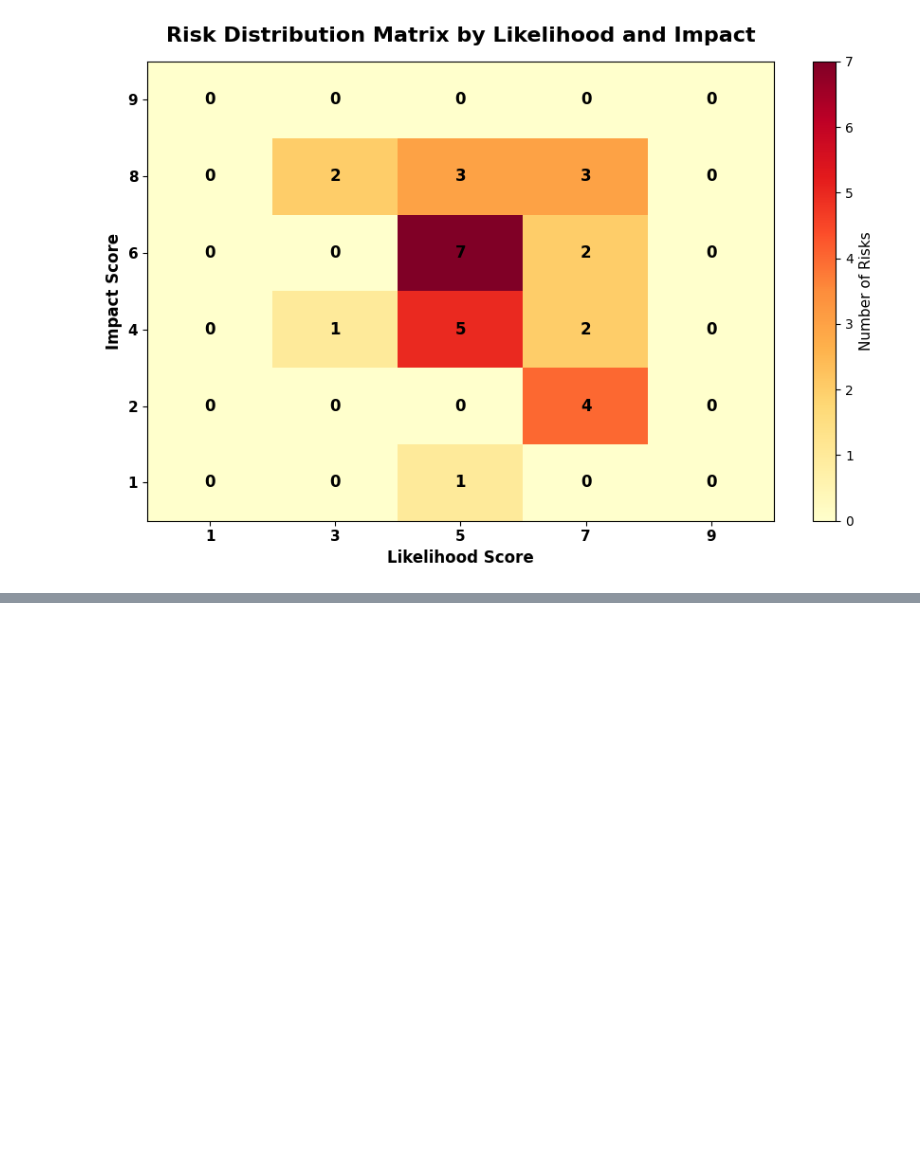
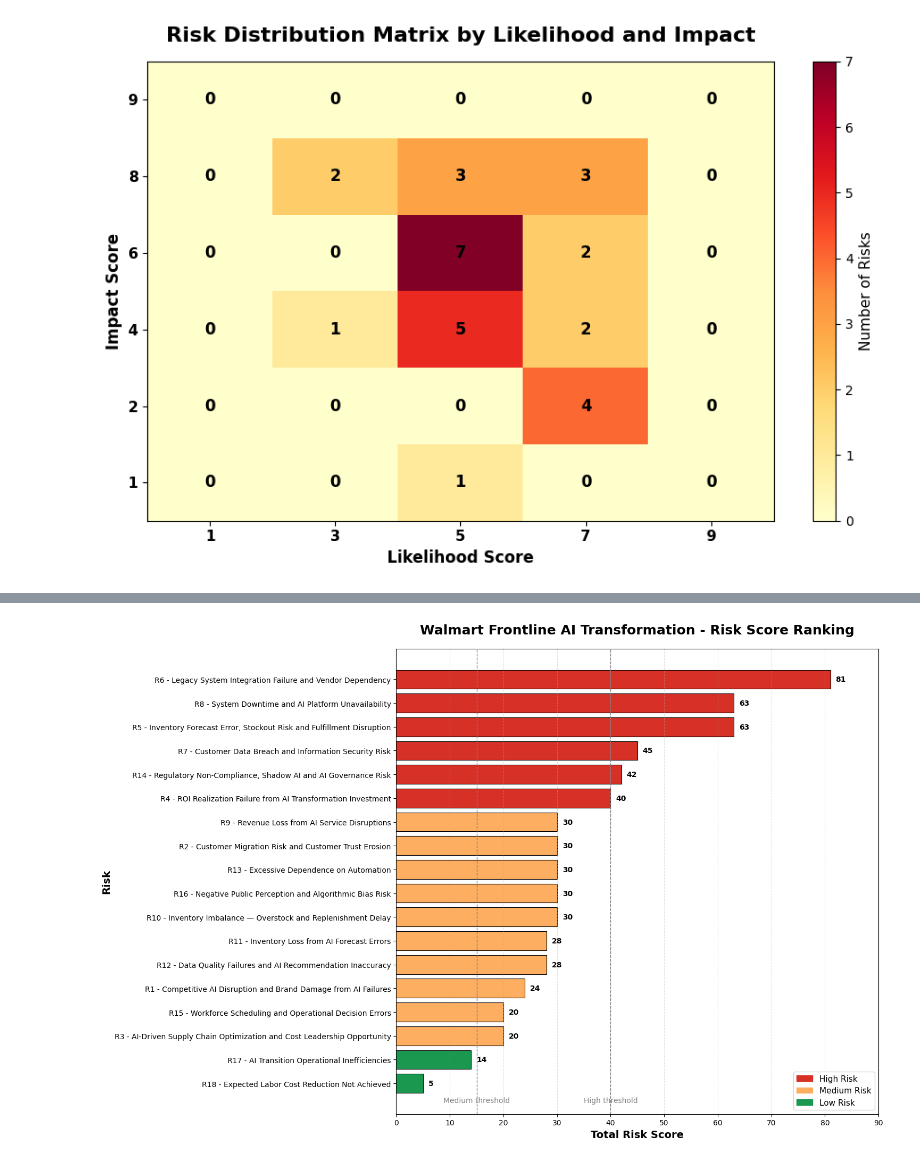
Before and after one commit to Isaac-ideho/ALY-6130-GROUP-9, a Jupyter notebook: Heatmap code.ipynb, the cells around one changed output, grey strips where cells are left out. Cells and saved outputs as stored; diff of their text form; code cells hidden in the pictures; blank space fills up the shorter version.

```diff
--- a/Heatmap code.ipynb
+++ b/Heatmap code.ipynb
@@ -340,0 +482,78 @@ plt.show()
+# %%
+# ==========================
+# Risk Score Ranking
+# ==========================
+
+def classify_risk(score):
+    if score >= 40:
+        return "High Risk"
+    elif score >= 15:
+        return "Medium Risk"
+    else:
+        return "Low Risk"
+
+df["Risk Level"] = df["Risk Score"].apply(classify_risk)
+
+color_map = {
+    "High Risk": "#d73027",
+    "Medium Risk": "#fdae61",
+    "Low Risk": "#1a9850"
+}
+
+df["Color"] = df["Risk Level"].map(color_map)
+df["Label"] = df["Risk ID"] + " - " + df["Risk Title"]
+
+df_ranked = df.sort_values("Risk Score", ascending=True)
+
+fig, ax = plt.subplots(figsize=(15, 10))
+
+bars = ax.barh(
+    df_ranked["Label"],
+    df_ranked["Risk Score"],
+    color=df_ranked["Color"],
+    edgecolor="black",
+    linewidth=0.8
+)
+
+for bar in bars:
+    width = bar.get_width()
+    ax.text(
+        width + 1,
+        bar.get_y() + bar.get_height() / 2,
+        f"{int(width)}",
+        va="center",
+        fontsize=10,
+        fontweight="bold"
+    )
+
+ax.axvline(15, color="gray", linestyle="--", linewidth=1)
+ax.axvline(40, color="gray", linestyle="--", linewidth=1)
+
+ax.text(15, -0.8, "Medium threshold", ha="center", fontsize=10, color="gray")
+ax.text(40, -0.8, "High threshold", ha="center", fontsize=10, color="gray")
+
+ax.set_xlabel("Total Risk Score", fontsize=14, fontweight="bold")
+ax.set_ylabel("Risk", fontsize=14, fontweight="bold")
+
+ax.set_title(
+    "Walmart Frontline AI Transformation - Risk Score Ranking",
+    fontsize=18,
+    fontweight="bold",
+    pad=20
+)
+
+ax.grid(axis="x", linestyle="--", alpha=0.4)
+
+legend_items = [
+    mpatches.Patch(color=color_map["High Risk"], label="High Risk"),
+    mpatches.Patch(color=color_map["Medium Risk"], label="Medium Risk"),
+    mpatches.Patch(color=color_map["Low Risk"], label="Low Risk")
+]
+
+ax.legend(handles=legend_items, loc="lower right", fontsize=11, frameon=True)
+ax.set_xlim(0, 90)
+
+plt.tight_layout()
+plt.show()
+# %% [output]
+[figure, added]
```
Also changed, not shown: parts of 3 cells of this notebook, 3 other files.
